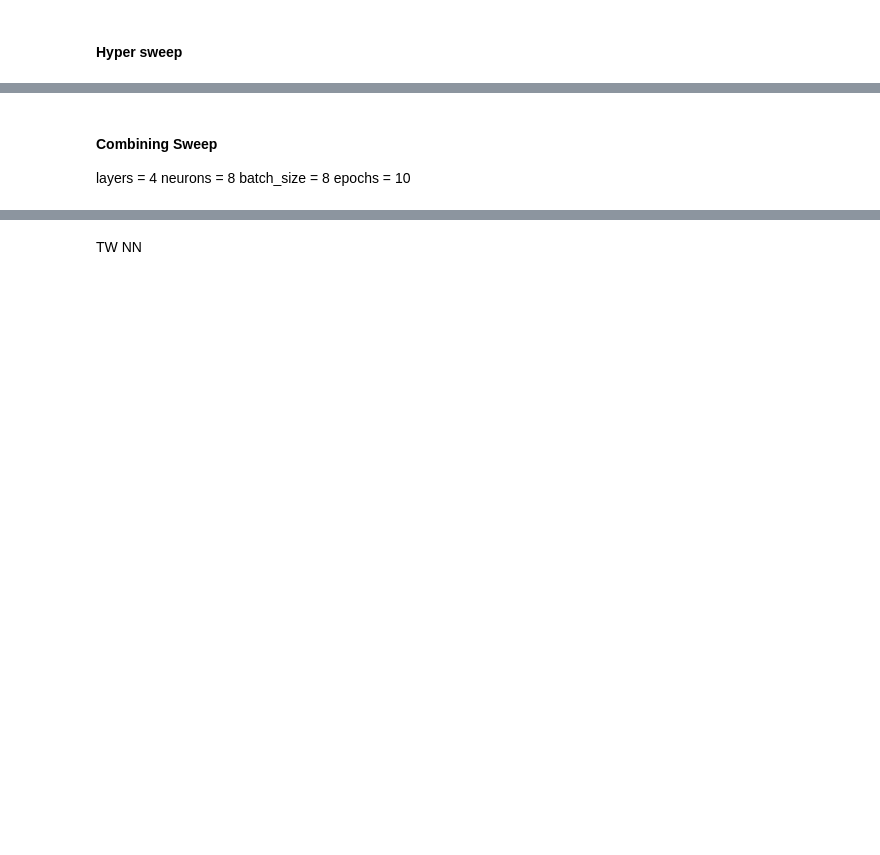
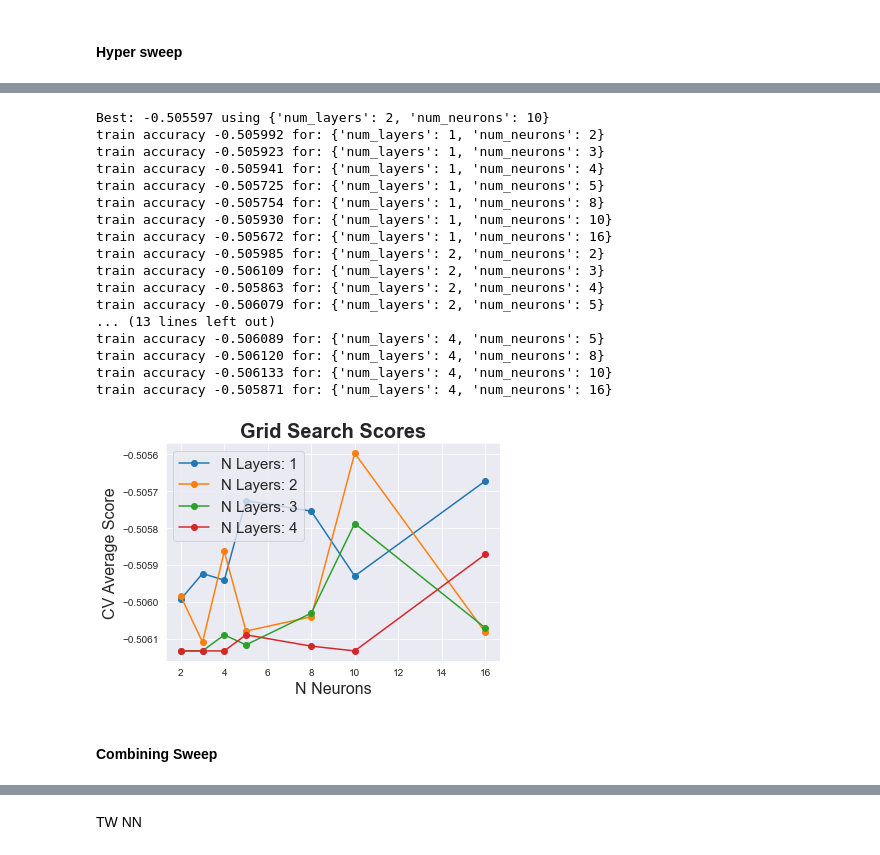
Before and after one commit to trpubz/DBacksAnalysis, a Jupyter notebook: 3Data Prep_Modeling/Data_NN.ipynb, the cells around one changed output, grey strips where cells are left out. Cells and saved outputs as stored; diff of their text form; code cells hidden in the pictures; blank space fills up the shorter version.

```diff
--- a/3Data Prep_Modeling/Data_NN.ipynb
+++ b/3Data Prep_Modeling/Data_NN.ipynb
@@ -495,18 +522,16 @@ def create_and_compile_model(num_neurons, num_layers):
     model.add(Dense(num_neurons, input_dim=number_of_inputs, activation='relu'))
 
     if num_layers > 0:
-
         while num_layers > 0:
             model.add(Dense(num_neurons, activation='relu'))
             num_layers=num_layers-1
-
 
     model.add(Dense(1, activation='linear')) # output layer for regression
 
     # Compile model
     model.compile(optimizer='adam',
                   loss='mse',
-                  metrics=[tf.keras.metrics.RootMeanSquaredError(), tf.keras.metrics.MeanAbsoluteError()])
+                  metrics=[tf.keras.metrics.RootMeanSquaredError(), tf.keras.metrics.MeanAbsoluteError(), RSquare()])
 
     print(model.summary())
     print('--')
@@ -516,12 +541,12 @@ def create_and_compile_model(num_neurons, num_layers):
 model = KerasClassifier(build_fn=create_and_compile_model, verbose=0)
 
 # define the grid search parameters
-num_neurons_grid = [4, 8, 16]
+num_neurons_grid = [2, 3, 4, 5, 8, 10, 16]
 num_layers_grid = [1, 2, 3, 4]
 
 param_grid = dict(num_neurons=num_neurons_grid, num_layers=num_layers_grid)
 
-grid = GridSearchCV(estimator=model, param_grid=param_grid, scoring='neg_root_mean_squared_error', n_jobs=-1, cv=3)
+grid = GridSearchCV(estimator=model, param_grid=param_grid, scoring='neg_root_mean_squared_error', n_jobs=-1, cv=5)
 
-grid_result = grid.fit(X_full, y_train_trx)
+grid_result = grid.fit(X_full, y_train)
 # %% [output]
@@ -585,7 +570,55 @@ train accuracy -0.256635 for: {'num_layers': 4, 'num_neurons': 16}
-# %% [markdown]
-#### Combining Sweep
-layers = 4
-neurons = 8
-batch_size = 8
-epochs = 10
+# %%
+def plot_grid_search(cv_results, grid_param_1, grid_param_2, name_param_1, name_param_2):
+    # Get Test Scores Mean and std for each grid search
+    scores_mean = cv_results['mean_test_score']
+    scores_mean = np.array(scores_mean).reshape(len(grid_param_2),len(grid_param_1))
+
+    scores_sd = cv_results['std_test_score']
+    scores_sd = np.array(scores_sd).reshape(len(grid_param_2),len(grid_param_1))
+
+    # Plot Grid search scores
+    _, ax = plt.subplots(1,1)
+
+    # Param1 is the X-axis, Param 2 is represented as a different curve (color line)
+    for idx, val in enumerate(grid_param_2):
+        ax.plot(grid_param_1, scores_mean[idx,:], '-o', label= name_param_2 + ': ' + str(val))
+
+    ax.set_title("Grid Search Scores", fontsize=20, fontweight='bold')
+    ax.set_xlabel(name_param_1, fontsize=16)
+    ax.set_ylabel('CV Average Score', fontsize=16)
+    ax.legend(loc="best", fontsize=15)
+    ax.grid('on')
+
+# Calling Method
+plot_grid_search(grid_result.cv_results_, num_neurons_grid, num_layers_grid, 'N Neurons', 'N Layers')
+
+print("Best: %f using %s" % (grid_result.best_score_, grid_result.best_params_))
+
+means = grid_result.cv_results_['mean_test_score']
+
+params = grid_result.cv_results_['params']
+
+for mean, param in zip(means, params):
+    print("train accuracy %f for: %r" % (mean, param))
+# %% [output]
+Best: -0.505597 using {'num_layers': 2, 'num_neurons': 10}
+train accuracy -0.505992 for: {'num_layers': 1, 'num_neurons': 2}
+train accuracy -0.505923 for: {'num_layers': 1, 'num_neurons': 3}
+train accuracy -0.505941 for: {'num_layers': 1, 'num_neurons': 4}
+train accuracy -0.505725 for: {'num_layers': 1, 'num_neurons': 5}
+train accuracy -0.505754 for: {'num_layers': 1, 'num_neurons': 8}
+train accuracy -0.505930 for: {'num_layers': 1, 'num_neurons': 10}
+train accuracy -0.505672 for: {'num_layers': 1, 'num_neurons': 16}
+train accuracy -0.505985 for: {'num_layers': 2, 'num_neurons': 2}
+train accuracy -0.506109 for: {'num_layers': 2, 'num_neurons': 3}
+train accuracy -0.505863 for: {'num_layers': 2, 'num_neurons': 4}
+train accuracy -0.506079 for: {'num_layers': 2, 'num_neurons': 5}
+... (13 lines left out)
+train accuracy -0.506089 for: {'num_layers': 4, 'num_neurons': 5}
+train accuracy -0.506120 for: {'num_layers': 4, 'num_neurons': 8}
+train accuracy -0.506133 for: {'num_layers': 4, 'num_neurons': 10}
+train accuracy -0.505871 for: {'num_layers': 4, 'num_neurons': 16}
+[figure, added]
+# %% [markdown]
+#### Combining Sweep
 # %%
```
Also changed, not shown: parts of 19 cells of this notebook.
